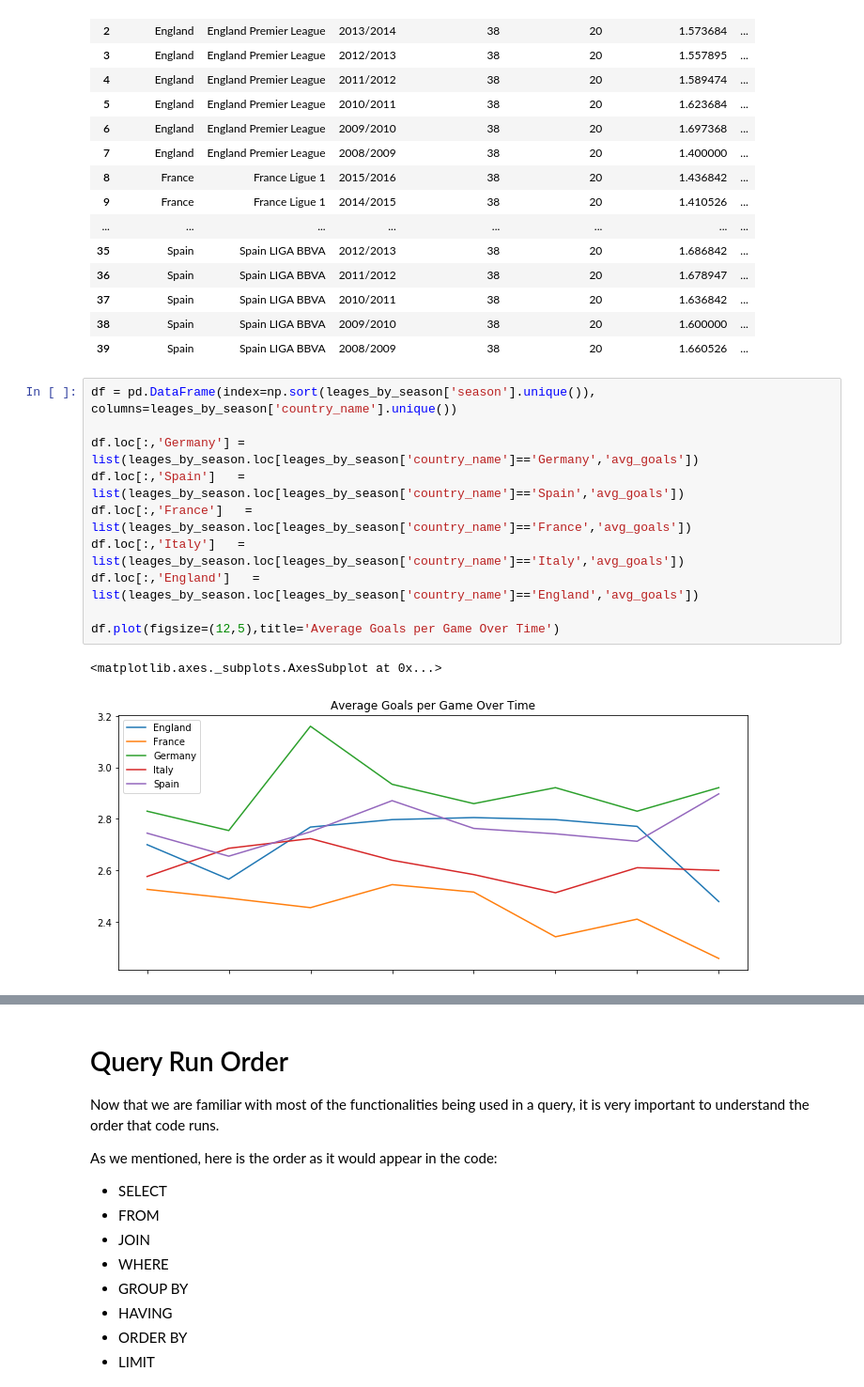
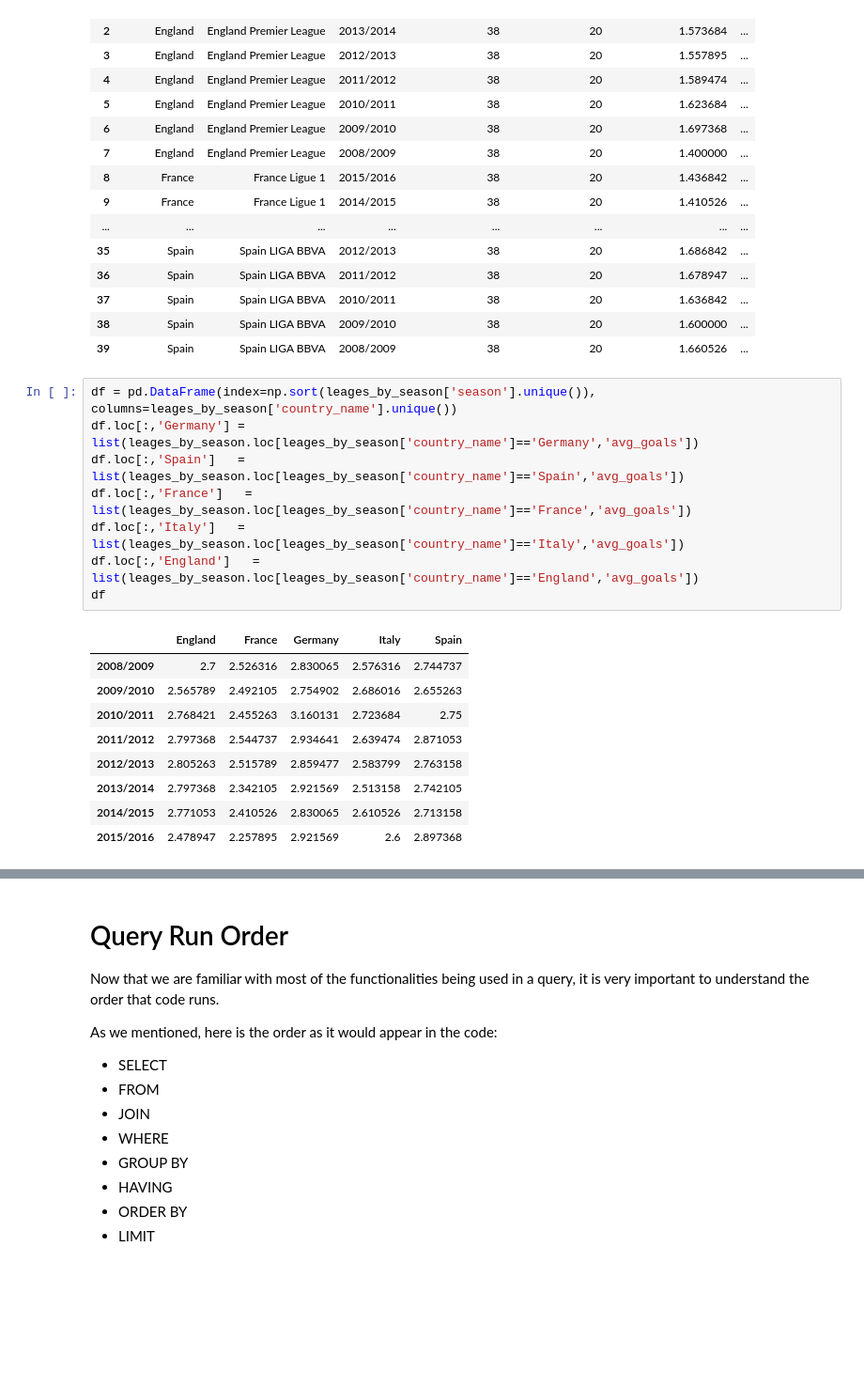
Before and after one commit to iadel93/DEBI_Round_3, a Jupyter notebook: SQL/usecase - 1/data-analysis-using-sql.ipynb, the cells around one changed output, grey strips where cells are left out. Shown: that part at 94% size. Saved outputs shown, nothing was run; the diff lists cells and outputs as text; blank space fills up the shorter version.

```diff
--- a/SQL/usecase - 1/data-analysis-using-sql.ipynb
+++ b/SQL/usecase - 1/data-analysis-using-sql.ipynb
@@ -234,14 +234,19 @@ leages_by_season
 | 39 | Spain | Spain LIGA BBVA | 2008/2009 | 38 | 20 | 1.660526 | ... |
 # %%
 df = pd.DataFrame(index=np.sort(leages_by_season['season'].unique()), columns=leages_by_season['country_name'].unique())
-
 df.loc[:,'Germany'] = list(leages_by_season.loc[leages_by_season['country_name']=='Germany','avg_goals'])
 df.loc[:,'Spain']   = list(leages_by_season.loc[leages_by_season['country_name']=='Spain','avg_goals'])
 df.loc[:,'France']   = list(leages_by_season.loc[leages_by_season['country_name']=='France','avg_goals'])
 df.loc[:,'Italy']   = list(leages_by_season.loc[leages_by_season['country_name']=='Italy','avg_goals'])
 df.loc[:,'England']   = list(leages_by_season.loc[leages_by_season['country_name']=='England','avg_goals'])
-
-df.plot(figsize=(12,5),title='Average Goals per Game Over Time')
+df
 # %% [output]
-<matplotlib.axes._subplots.AxesSubplot at 0x...>
-[figure, removed]
+|  | England | France | Germany | Italy | Spain |
+| 2008/2009 | 2.7 | 2.526316 | 2.830065 | 2.576316 | 2.744737 |
+| 2009/2010 | 2.565789 | 2.492105 | 2.754902 | 2.686016 | 2.655263 |
+| 2010/2011 | 2.768421 | 2.455263 | 3.160131 | 2.723684 | 2.75 |
+| 2011/2012 | 2.797368 | 2.544737 | 2.934641 | 2.639474 | 2.871053 |
+| 2012/2013 | 2.805263 | 2.515789 | 2.859477 | 2.583799 | 2.763158 |
+| 2013/2014 | 2.797368 | 2.342105 | 2.921569 | 2.513158 | 2.742105 |
+| 2014/2015 | 2.771053 | 2.410526 | 2.830065 | 2.610526 | 2.713158 |
+| 2015/2016 | 2.478947 | 2.257895 | 2.921569 | 2.6 | 2.897368 |
```
Also changed, not shown: parts of 5 cells of this notebook, 3 other files.
